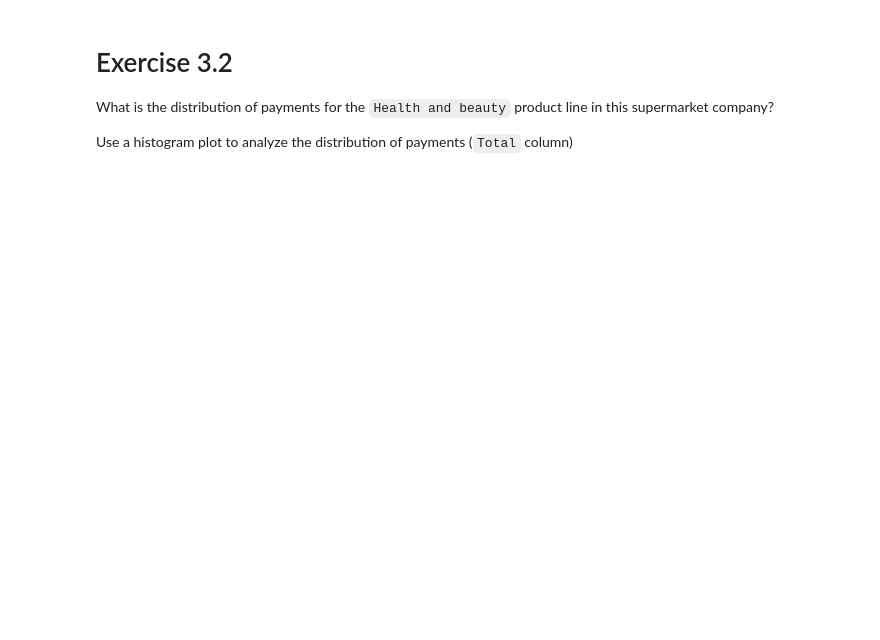
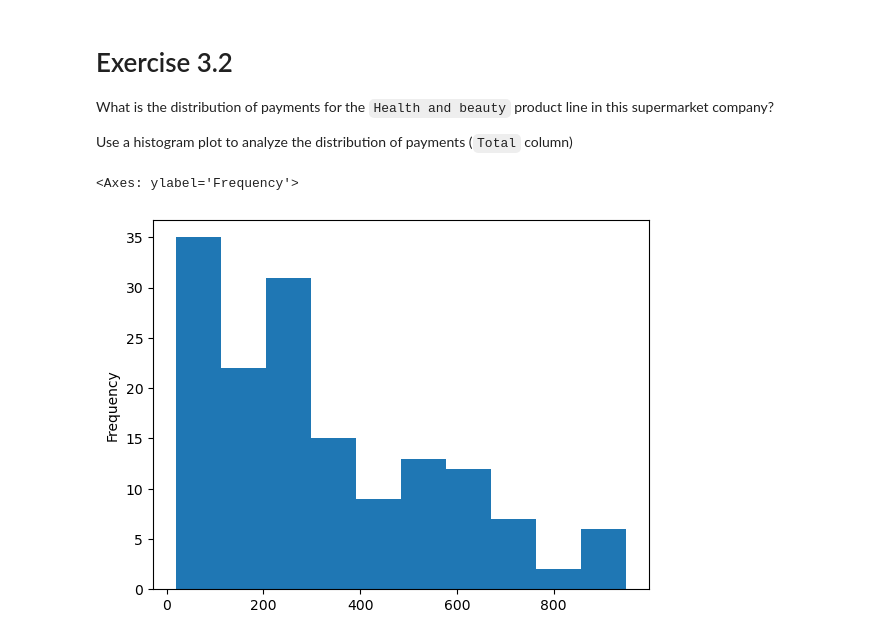
Before and after one commit to samsung-ai-course/8th-9th-edition, a Jupyter notebook: Chapter 1 - Data Wrangling & Analysis/Data Analysis Basics/Exercises Notebook Solutions.ipynb, the cells around one changed output. Drawn from its saved outputs; the diff is of its cells as text; code cells hidden in the pictures; blank space fills up the shorter version.

```diff
--- a/Chapter 1 - Data Wrangling & Analysis/Data Analysis Basics/Exercises Notebook Solutions.ipynb
+++ b/Chapter 1 - Data Wrangling & Analysis/Data Analysis Basics/Exercises Notebook Solutions.ipynb
@@ -240,4 +267,7 @@ What is the distribution of payments for the `Health and beauty` product line in
 
 Use a histogram plot to analyze the distribution of payments (`Total` column)
 # %%
-# ...
+df.loc[df['Product line'] == 'Health and beauty','Total'].plot.hist()
+# %% [output]
+<Axes: ylabel='Frequency'>
+[figure, added]
```
Also changed, not shown: parts of 4 cells of this notebook, 2 other files.
